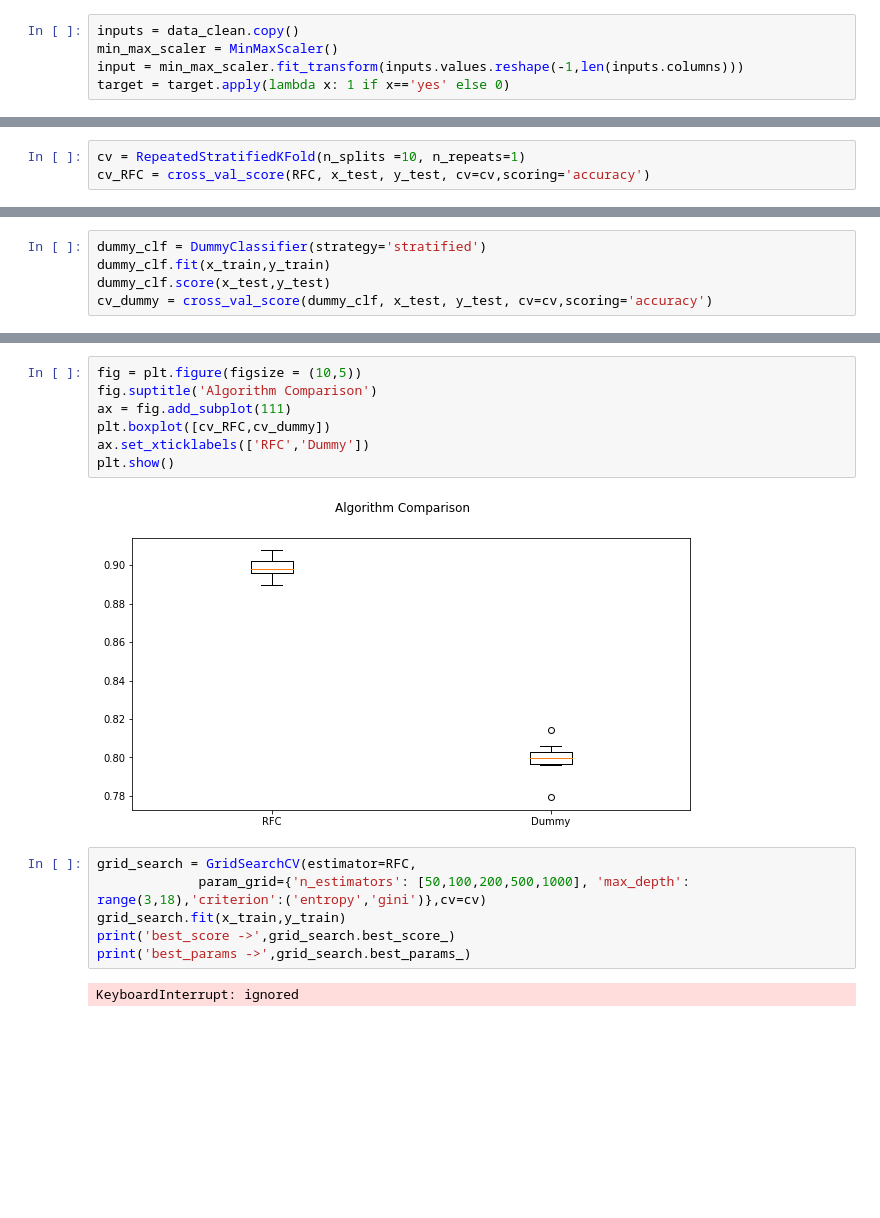
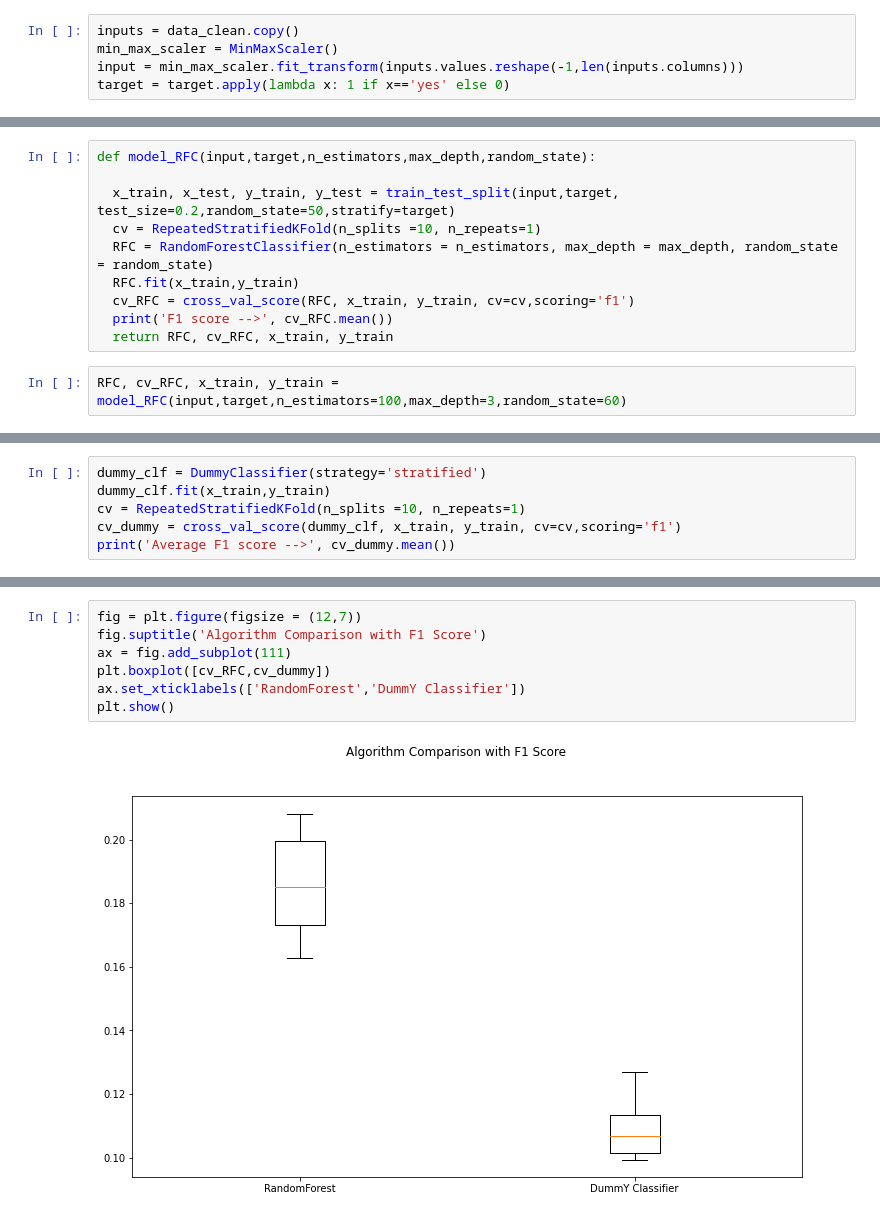
Before and after one commit to Karampruthi/CE888, a Jupyter notebook: bank_classification.ipynb, the cells around one changed output, grey strips where cells are left out. Saved outputs shown, nothing was run; the diff lists cells and outputs as text; blank space fills up the shorter version.

```diff
--- a/bank_classification.ipynb
+++ b/bank_classification.ipynb
@@ -158,0 +126,12 @@ f1_score(y_test,RFC.predict(x_test))
+# %%
+def model_RFC(input,target,n_estimators,max_depth,random_state):
+
+  x_train, x_test, y_train, y_test = train_test_split(input,target, test_size=0.2,random_state=50,stratify=target)
+  cv = RepeatedStratifiedKFold(n_splits =10, n_repeats=1)
+  RFC = RandomForestClassifier(n_estimators = n_estimators, max_depth = max_depth, random_state = random_state)
+  RFC.fit(x_train,y_train)
+  cv_RFC = cross_val_score(RFC, x_train, y_train, cv=cv,scoring='f1')
+  print('F1 score -->', cv_RFC.mean())
+  return RFC, cv_RFC, x_train, y_train
+# %%
+RFC, cv_RFC, x_train, y_train = model_RFC(input,target,n_estimators=100,max_depth=3,random_state=60)
@@ -196,3 +174,0 @@ RFC.score(x_test,y_test)
-# %%
-cv = RepeatedStratifiedKFold(n_splits =10, n_repeats=1)
-cv_RFC = cross_val_score(RFC, x_test, y_test, cv=cv,scoring='accuracy')
@@ -199,5 +177,6 @@ cv_RFC = cross_val_score(RFC, x_test, y_test, cv=cv,scoring='accuracy')
 # %%
 dummy_clf = DummyClassifier(strategy='stratified')
 dummy_clf.fit(x_train,y_train)
-dummy_clf.score(x_test,y_test)
-cv_dummy = cross_val_score(dummy_clf, x_test, y_test, cv=cv,scoring='accuracy')
+cv = RepeatedStratifiedKFold(n_splits =10, n_repeats=1)
+cv_dummy = cross_val_score(dummy_clf, x_train, y_train, cv=cv,scoring='f1')
+print('Average F1 score -->', cv_dummy.mean())
@@ -204,17 +194,9 @@ cv_dummy = cross_val_score(dummy_clf, x_test, y_test, cv=cv,scoring='accuracy')
 # %%
-fig = plt.figure(figsize = (10,5))
-fig.suptitle('Algorithm Comparison')
+fig = plt.figure(figsize = (12,7))
+fig.suptitle('Algorithm Comparison with F1 Score')
 ax = fig.add_subplot(111)
 plt.boxplot([cv_RFC,cv_dummy])
-ax.set_xticklabels(['RFC','Dummy'])
+ax.set_xticklabels(['RandomForest','DummY Classifier'])
 plt.show()
 # %% [output]
-[figure, old version]
+[figure, new version]
-# %%
-grid_search = GridSearchCV(estimator=RFC,
-             param_grid={'n_estimators': [50,100,200,500,1000], 'max_depth': range(3,18),'criterion':('entropy','gini')},cv=cv)
-grid_search.fit(x_train,y_train)
-print('best_score ->',grid_search.best_score_)
-print('best_params ->',grid_search.best_params_)
-# %% [output]
-KeyboardInterrupt: ignored
```
Also changed, not shown: parts of 23 cells of this notebook.
